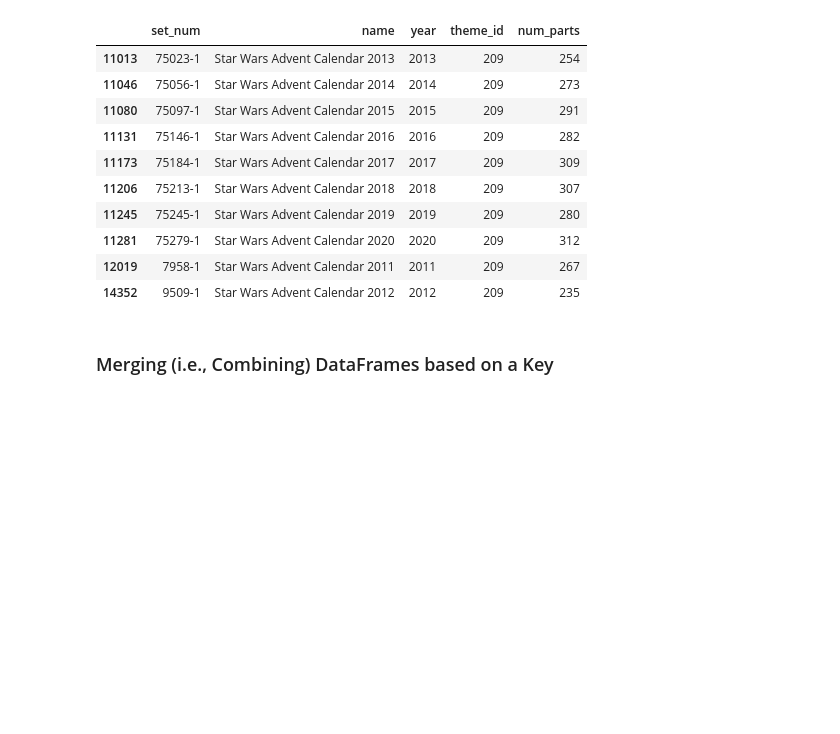
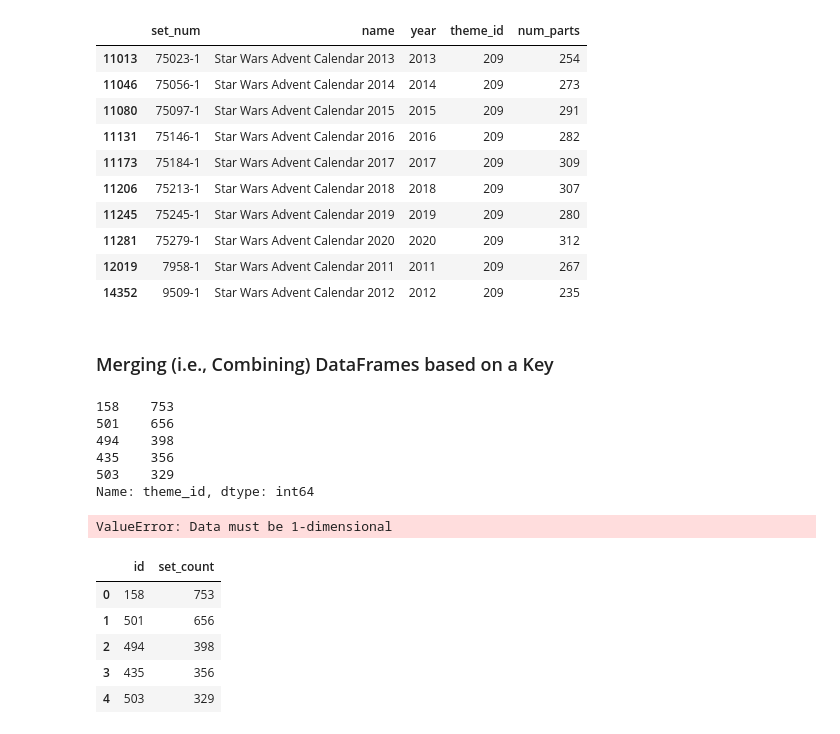
Before and after one commit to brylimz/analyse-dataset-of-lego-pieces, a Jupyter notebook: lego_analysis.ipynb, the cells around one changed output. Saved outputs shown, nothing was run; the diff lists cells and outputs as text; code cells hidden in the pictures; blank space fills up the shorter version.

```diff
--- a/lego_analysis.ipynb
+++ b/lego_analysis.ipynb
@@ -280,3 +280,26 @@ sets[sets.theme_id == 209]
 | 14352 | 9509-1 | Star Wars Advent Calendar 2012 | 2012 | 209 | 235 |
 # %% [markdown]
 ### Merging (i.e., Combining) DataFrames based on a Key
+# %%
+set_theme_count = sets['theme_id'].value_counts()
+set_theme_count[:5]
+# %% [output]
+158    753
+501    656
+494    398
+435    356
+503    329
+Name: theme_id, dtype: int64
+# %%
+set_theme_count = pd.DataFrame({'id': set_theme_count.index, 'set_count': set_theme_count.values})
+# %% [output]
+ValueError: Data must be 1-dimensional
+# %%
+set_theme_count.head()
+# %% [output]
+|  | id | set_count |
+| 0 | 158 | 753 |
+| 1 | 501 | 656 |
+| 2 | 494 | 398 |
+| 3 | 435 | 356 |
+| 4 | 503 | 329 |
```
Also changed, not shown: parts of 1 cell of this notebook.
